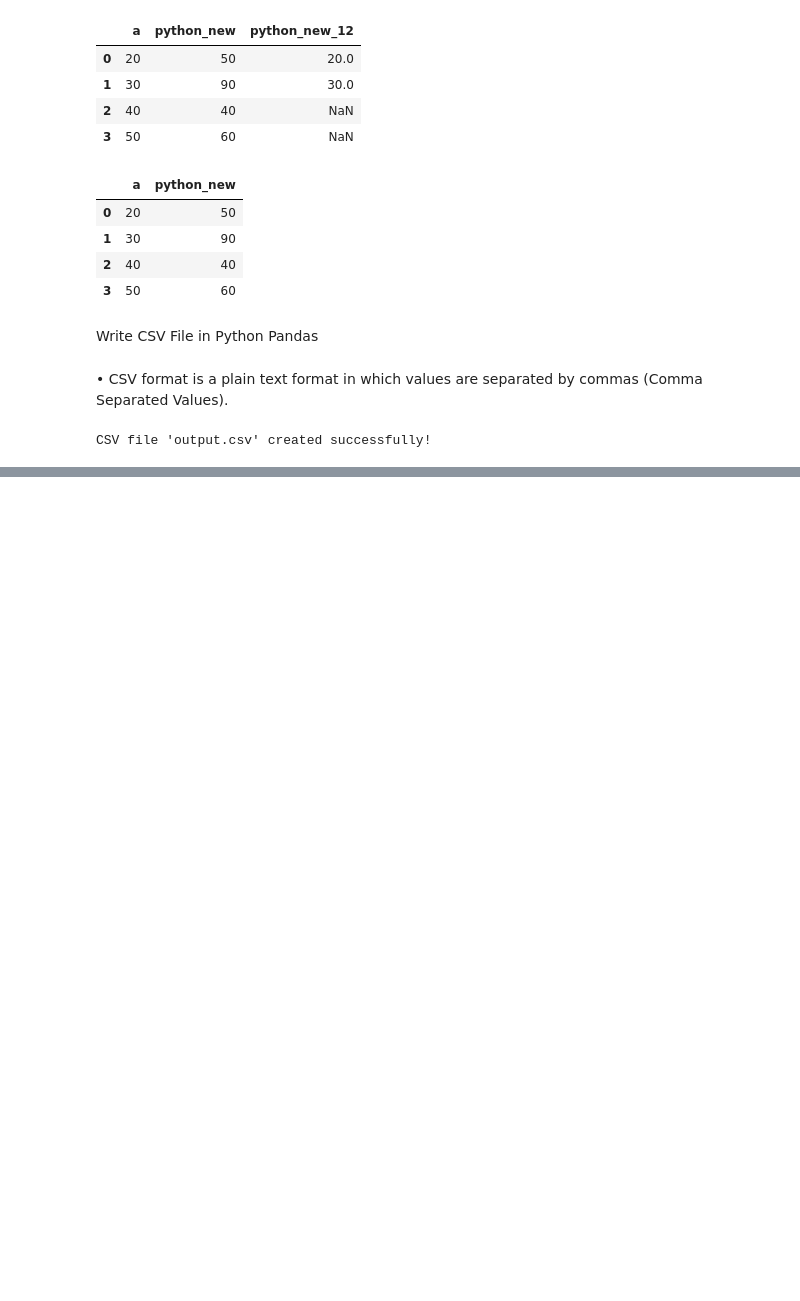
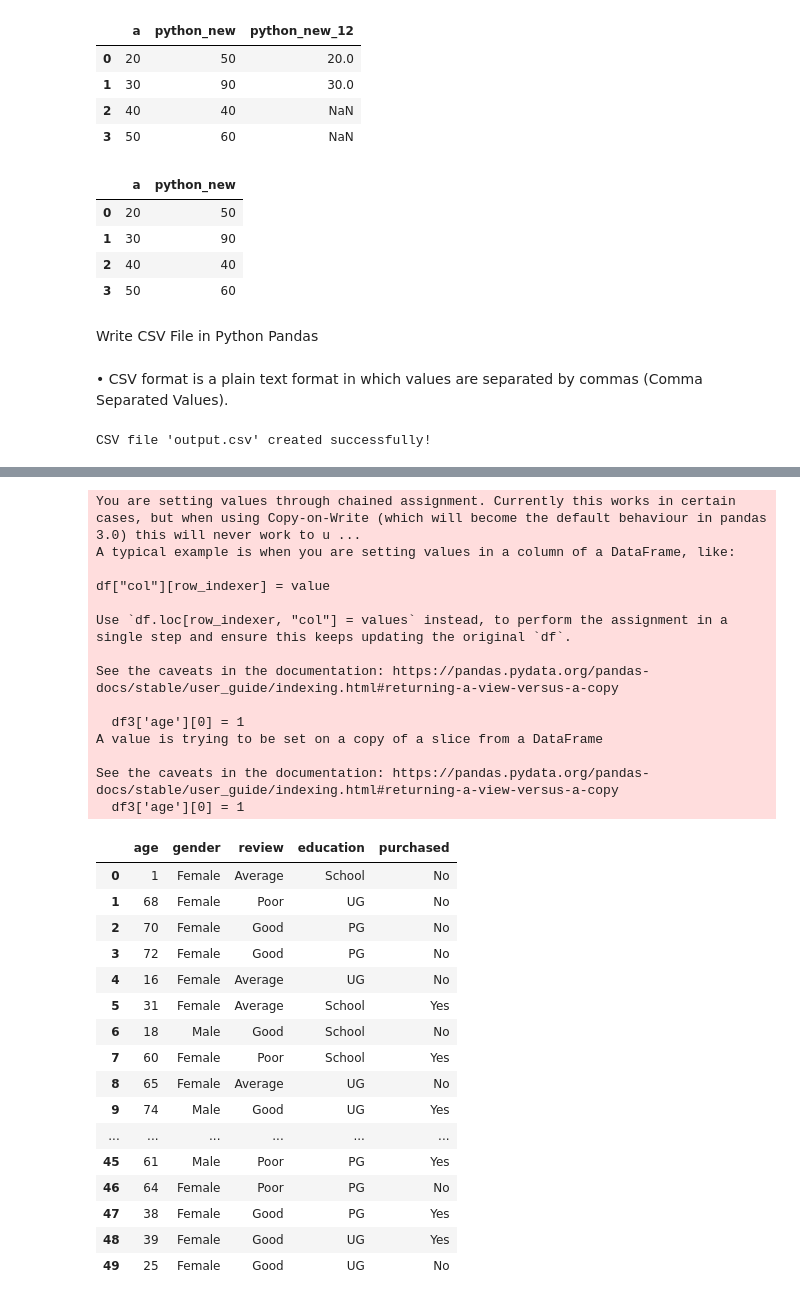
Before and after one commit to rishabh6900/PPNMS, a Jupyter notebook: Pandas/pandas file.ipynb, the cells around one changed output, grey strips where cells are left out. Drawn from its saved outputs; the diff is of its cells as text; code cells hidden in the pictures; blank space fills up the shorter version.

Commit message:
pandas1

```diff
--- a/Pandas/pandas file.ipynb
+++ b/Pandas/pandas file.ipynb
@@ -315,0 +650,35 @@ CSV file 'output.csv' created successfully!
+# %%
+df3['age'][0] = 1
+df3
+# %% [output]
+You are setting values through chained assignment. Currently this works in certain cases, but when using Copy-on-Write (which will become the default behaviour in pandas 3.0) this will never work to u ...
+A typical example is when you are setting values in a column of a DataFrame, like:
+
+df["col"][row_indexer] = value
+
+Use `df.loc[row_indexer, "col"] = values` instead, to perform the assignment in a single step and ensure this keeps updating the original `df`.
+
+See the caveats in the documentation: https://pandas.pydata.org/pandas-docs/stable/user_guide/indexing.html#returning-a-view-versus-a-copy
+
+  df3['age'][0] = 1
+A value is trying to be set on a copy of a slice from a DataFrame
+
+See the caveats in the documentation: https://pandas.pydata.org/pandas-docs/stable/user_guide/indexing.html#returning-a-view-versus-a-copy
+  df3['age'][0] = 1
+|  | age | gender | review | education | purchased |
+| 0 | 1 | Female | Average | School | No |
+| 1 | 68 | Female | Poor | UG | No |
+| 2 | 70 | Female | Good | PG | No |
+| 3 | 72 | Female | Good | PG | No |
+| 4 | 16 | Female | Average | UG | No |
+| 5 | 31 | Female | Average | School | Yes |
+| 6 | 18 | Male | Good | School | No |
+| 7 | 60 | Female | Poor | School | Yes |
+| 8 | 65 | Female | Average | UG | No |
+| 9 | 74 | Male | Good | UG | Yes |
+| ... | ... | ... | ... | ... | ... |
+| 45 | 61 | Male | Poor | PG | Yes |
+| 46 | 64 | Female | Poor | PG | No |
+| 47 | 38 | Female | Good | PG | Yes |
+| 48 | 39 | Female | Good | UG | Yes |
+| 49 | 25 | Female | Good | UG | No |
```
Also changed, not shown: parts of 34 cells of this notebook, 1 other file.
